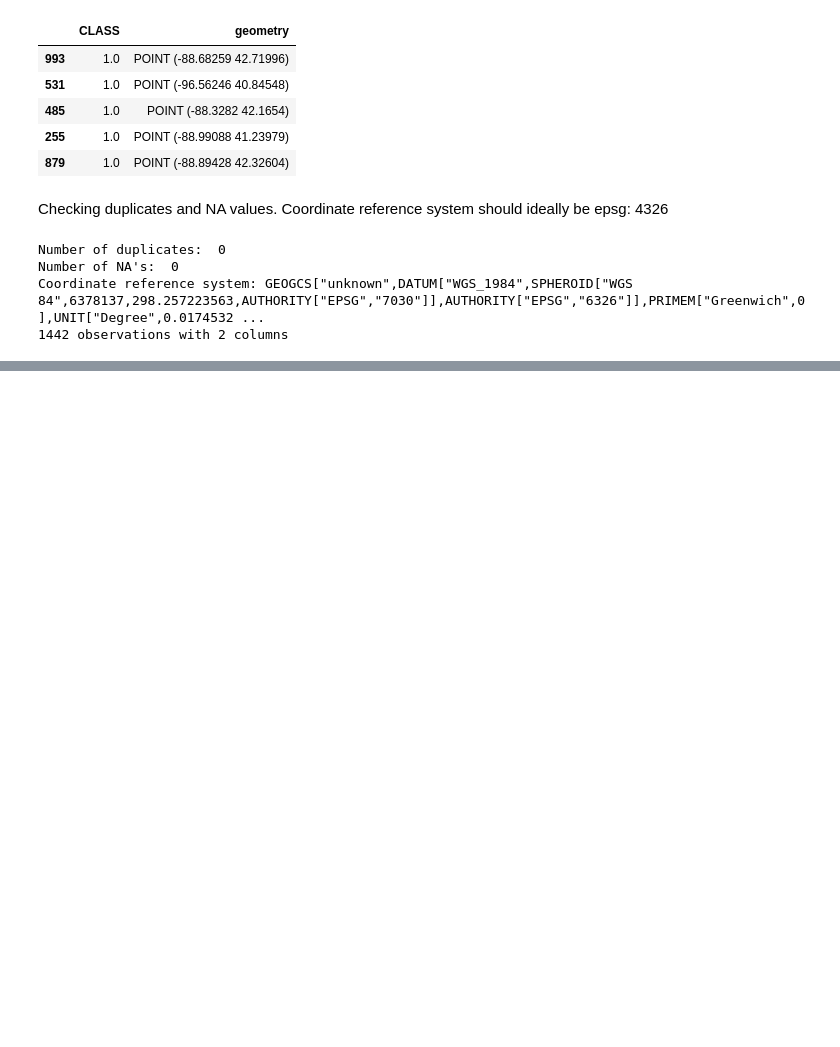
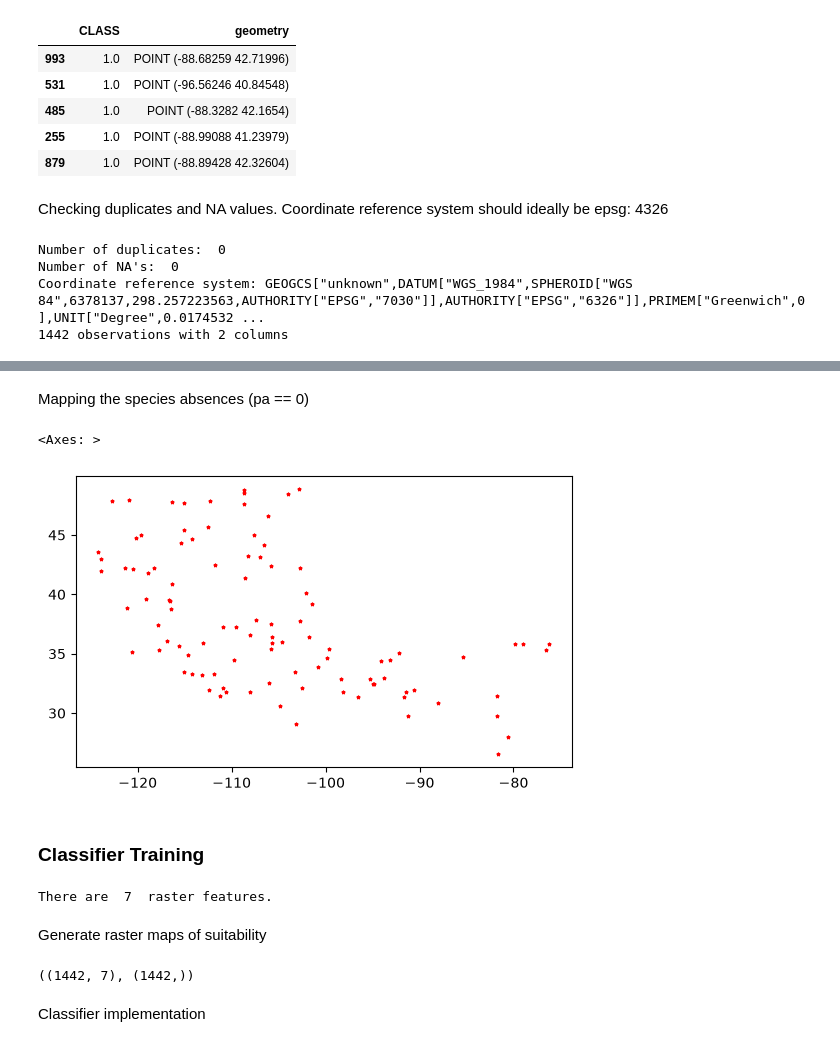
Before and after one commit to stacyc2449/wwf-sdm, a Jupyter notebook: sdm_notebook.ipynb, the cells around one changed output, grey strips where cells are left out. Drawn from its saved outputs; the diff is of its cells as text; code cells hidden in the pictures; blank space fills up the shorter version.

Commit message:
started adding classifiers, updated readme

```diff
--- a/sdm_notebook.ipynb
+++ b/sdm_notebook.ipynb
@@ -43,0 +51,33 @@ Coordinate reference system: GEOGCS["unknown",DATUM["WGS_1984",SPHEROID["WGS 84"
+# %% [markdown]
+Mapping the species absences (pa == 0)
+# %%
+ncr_gdf[ncr_gdf.CLASS == 0].plot(marker='*', color='red', markersize=5)
+# %% [output]
+<Axes: >
+[figure, added]
+# %% [markdown]
+### Classifier Training
+# %%
+# TO MOVE FILES INTO INPUT
+# for f in sorted(glob.glob('worldclim/wc2.1_2.5m_bio_*.tif')):
+#     shutil.copy(f,'inputs/')
+
+ras_feats = sorted(glob.glob(
+    'worldclim/wc2.1_2.5m_bio_*.tif'))
+
+print('There are ', len(ras_feats), ' raster features.')
+# %% [output]
+There are  7  raster features.
+# %% [markdown]
+Generate raster maps of suitability
+# %%
+from pyimpute import load_training_vector
+from pyimpute import load_targets
+
+train_xs, train_y = load_training_vector(ncr_gdf, ras_feats, response_field='CLASS')
+target_xs, raster_info = load_targets(ras_feats)
+train_xs.shape, train_y.shape
+# %% [output]
+((1442, 7), (1442,))
+# %% [markdown]
+Classifier implementation
```
Also changed, not shown: parts of 3 cells of this notebook, 1 other file.
